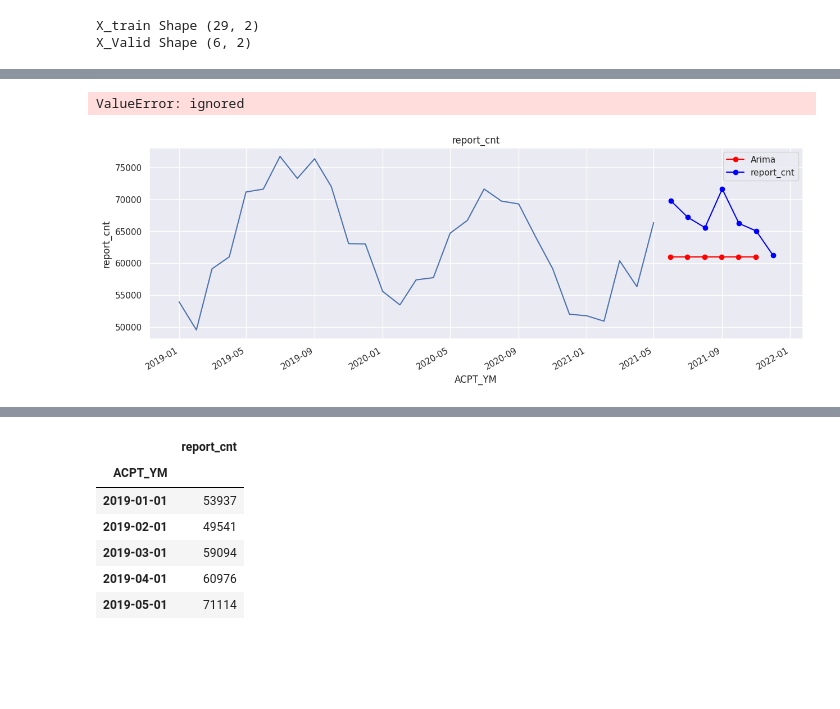
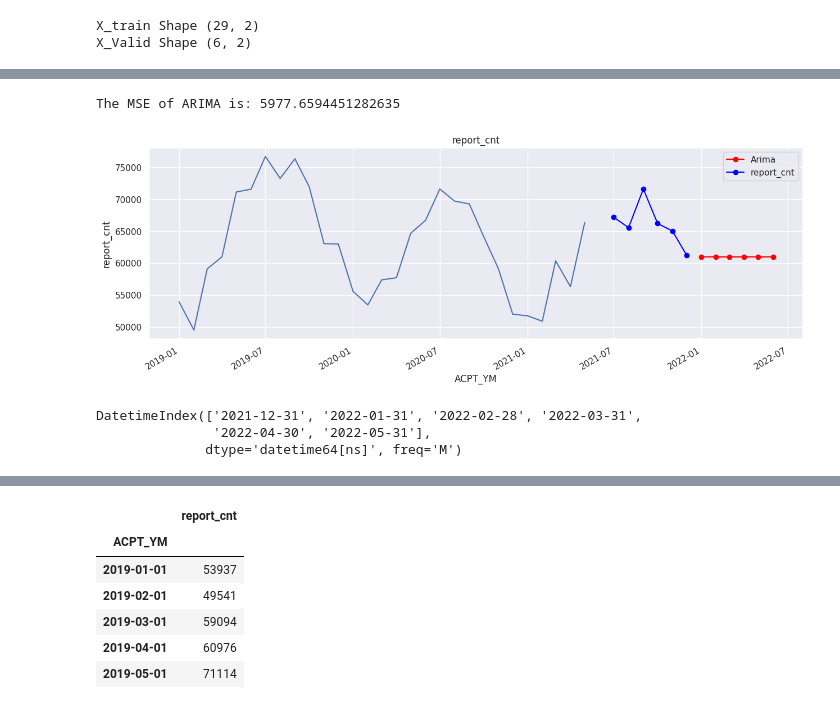
Before and after one commit to geun-hyoung/python-exploratory-data-analysis-police-data, a Jupyter notebook: Data_Clenaing&EDA.ipynb, the cells around one changed output, grey strips where cells are left out. Cells and saved outputs as stored; diff of their text form; code cells hidden in the pictures; blank space fills up the shorter version.

```diff
--- a/Data_Clenaing&EDA.ipynb
+++ b/Data_Clenaing&EDA.ipynb
@@ -639,33 +689,39 @@ for param in pdq:
 # %%
 # 4주간의 값을 예측할 것이므로 예측날짜들을 인덱스로 한 dataframe 만들기
-index_4_weeks = pd.date_range(nyc.index[-1], freq='M', periods = 6, tz = None)
+index_4_weeks = pd.date_range(nyc_v.index[-1], freq='M', periods = 6, tz = None)
 
 
 #본격 모델 돌리기..
 
 #order= 뒤에 (p,d,q)의 값을 정해 넣어주면 된다.
 
 # order 에 파라미터 넣어주기.
 model_arima = SARIMAX(nyc, order=(1,0,2))
 model_arima_fit = model_arima.fit(disp=-1)
 
 # 예측한 값들을 저장
 fcast1 = model_arima_fit.forecast(6)[0]
 fcast1 = pd.Series(fcast1, index=index_4_weeks)
 fcast1 = fcast1.rename("Arima")
 
 # 예측값 plot 하기
 fig, ax = plt.subplots(figsize=(15,5))
 chart = sns.lineplot(x='ACPT_YM', y='report_cnt', data = nyc)
 chart.set_title('report_cnt')
 fcast1.plot(ax=ax, color='red', marker="o", legend=True)
 nyc_v.plot(ax=ax, color='blue', marker="o", legend=True)
 
 # AIC 프린트하기
 print('The MSE of ARIMA is:', mean_squared_error(nyc_v['report_cnt'].values, fcast1.values, squared=False))
 # %% [output]
-ValueError: ignored
+The MSE of ARIMA is: 5977.6594451282635
-[figure, old version]
+[figure, new version]
+# %%
+index_4_weeks
+# %% [output]
+DatetimeIndex(['2021-12-31', '2022-01-31', '2022-02-28', '2022-03-31',
+               '2022-04-30', '2022-05-31'],
+              dtype='datetime64[ns]', freq='M')
 # %%
 nyc_v
 # %% [output]
```
Also changed, not shown: parts of 9 cells of this notebook.
